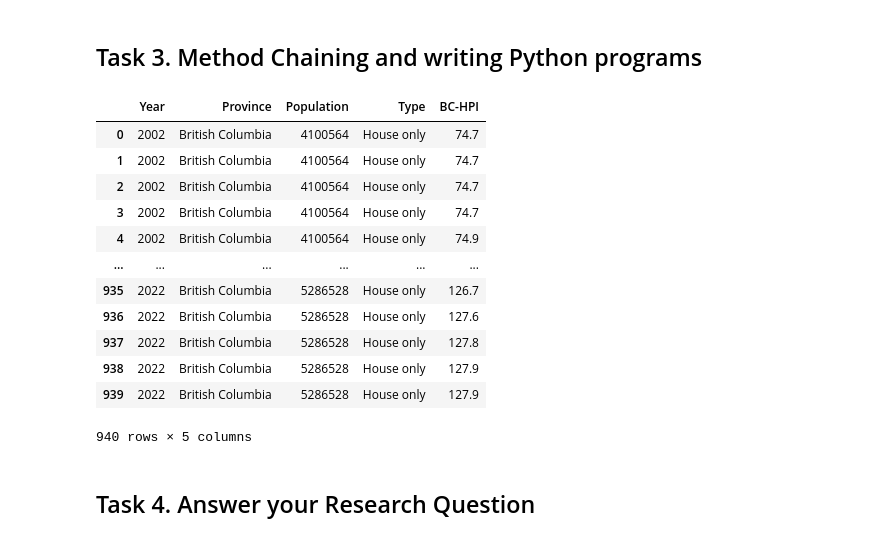
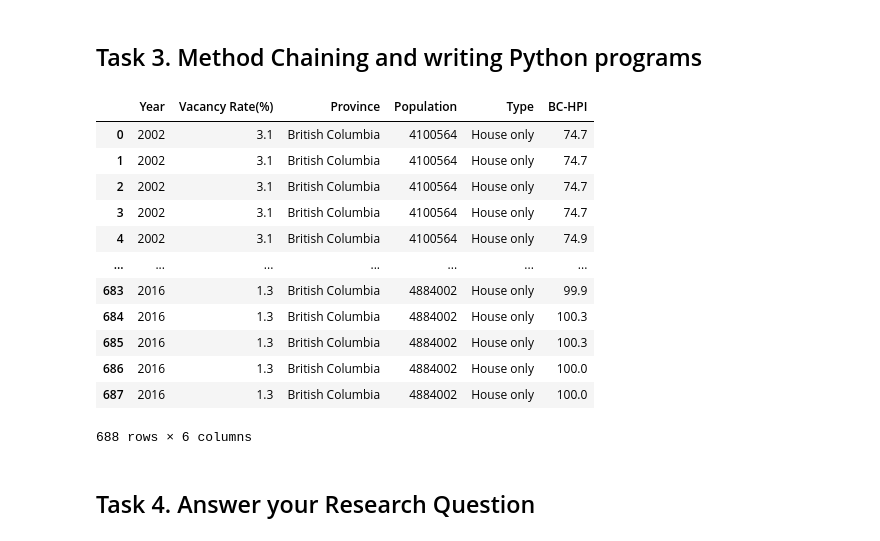
Before and after one commit to ubco-W2022T1-cosc301/group13, a Jupyter notebook: notebooks/analysis2.ipynb, the cells around one changed output. Drawn from its saved outputs; the diff is of its cells as text; code cells hidden in the pictures.

```diff
--- a/notebooks/analysis2.ipynb
+++ b/notebooks/analysis2.ipynb
@@ -260,7 +260,7 @@ def load_and_process(path):
         .set_axis(['Year', 'Province', 'Population'], axis='columns')
         .iloc[-80:]
     )
-    dataset_population_by_region['Year'] = pd.DatetimeIndex(pd.to_datetime(dataset_population_by_region['Year'], format='%b-%y')).year
+    dataset_population_by_region['Year'] = pd.DatetimeIndex(pd.to_datetime(dataset_population_by_region['Year'], format='%b-%y')).year.astype(int)
 
     dataset_hpi_by_region = (
         pd.read_csv(str(path) + 'hpi_by_region.csv')
@@ -268,7 +268,9 @@ def load_and_process(path):
         .loc[:, ['Type', 'British Columbia ', 'year']]
         .set_axis(['Type', 'BC-HPI', 'Year'], axis='columns')
         .iloc[-740:-498]
+        .astype({'Year': int})
     )
+
 
     dataset_vacancy_rate = (
         pd.read_csv(str(path) + 'housing-supply-and-rental/british columbia_section1_.csv')
@@ -276,29 +278,29 @@ def load_and_process(path):
         .loc[:, ['Unnamed: 0', 'Rental vacancy rate (%)3']]
         .set_axis(['Year', 'Vacancy Rate(%)'], axis='columns')
         .iloc[-17:-2]
+        .astype({'Year': int})
     )
 
     final_data1 = (dataset_population_by_region.merge(dataset_hpi_by_region, how='inner'))
+    final_data2 = (dataset_vacancy_rate.merge(final_data1, how='inner'))
 
-
-
-    return final_data1
+    return final_data2
 # %%
-final_data1 = load_and_process("../data/raw/")
-final_data1
+final_data2 = load_and_process("../data/raw/")
+final_data2
 # %% [output]
-|  | Year | Province | Population | Type | BC-HPI |
-| 0 | 2002 | British Columbia | 4100564 | House only | 74.7 |
-| 1 | 2002 | British Columbia | 4100564 | House only | 74.7 |
-| 2 | 2002 | British Columbia | 4100564 | House only | 74.7 |
-| 3 | 2002 | British Columbia | 4100564 | House only | 74.7 |
-| 4 | 2002 | British Columbia | 4100564 | House only | 74.9 |
-| ... | ... | ... | ... | ... | ... |
-| 935 | 2022 | British Columbia | 5286528 | House only | 126.7 |
-| 936 | 2022 | British Columbia | 5286528 | House only | 127.6 |
-| 937 | 2022 | British Columbia | 5286528 | House only | 127.8 |
-| 938 | 2022 | British Columbia | 5286528 | House only | 127.9 |
-| 939 | 2022 | British Columbia | 5286528 | House only | 127.9 |
+|  | Year | Vacancy Rate(%) | Province | Population | Type | BC-HPI |
+| 0 | 2002 | 3.1 | British Columbia | 4100564 | House only | 74.7 |
+| 1 | 2002 | 3.1 | British Columbia | 4100564 | House only | 74.7 |
+| 2 | 2002 | 3.1 | British Columbia | 4100564 | House only | 74.7 |
+| 3 | 2002 | 3.1 | British Columbia | 4100564 | House only | 74.7 |
+| 4 | 2002 | 3.1 | British Columbia | 4100564 | House only | 74.9 |
+| ... | ... | ... | ... | ... | ... | ... |
+| 683 | 2016 | 1.3 | British Columbia | 4884002 | House only | 99.9 |
+| 684 | 2016 | 1.3 | British Columbia | 4884002 | House only | 100.3 |
+| 685 | 2016 | 1.3 | British Columbia | 4884002 | House only | 100.3 |
+| 686 | 2016 | 1.3 | British Columbia | 4884002 | House only | 100.0 |
+| 687 | 2016 | 1.3 | British Columbia | 4884002 | House only | 100.0 |
-940 rows × 5 columns
+688 rows × 6 columns
 # %% [markdown]
 ## Task 4. Answer your Research Question
```
Also changed, not shown: parts of 3 cells of this notebook, 1 other file.
